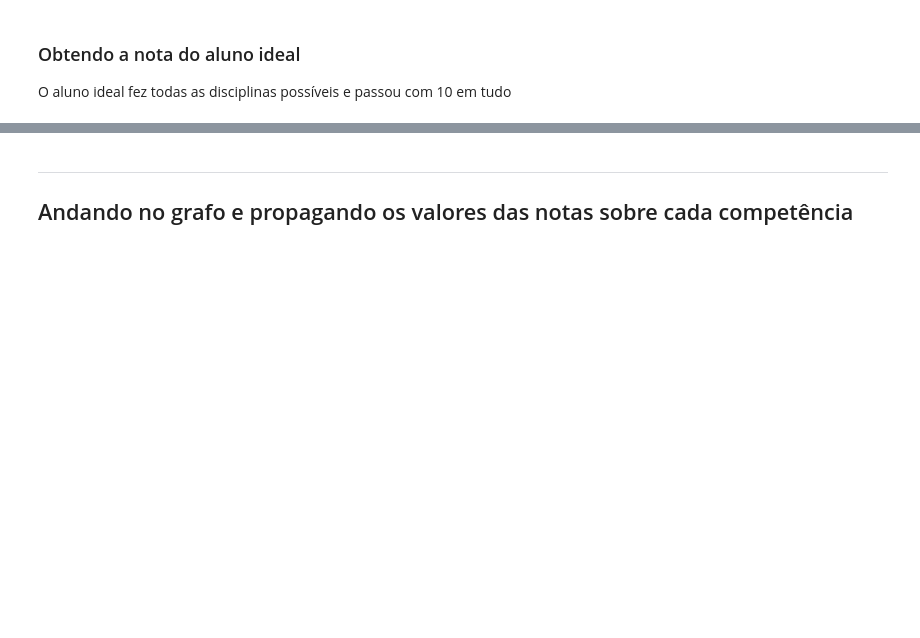
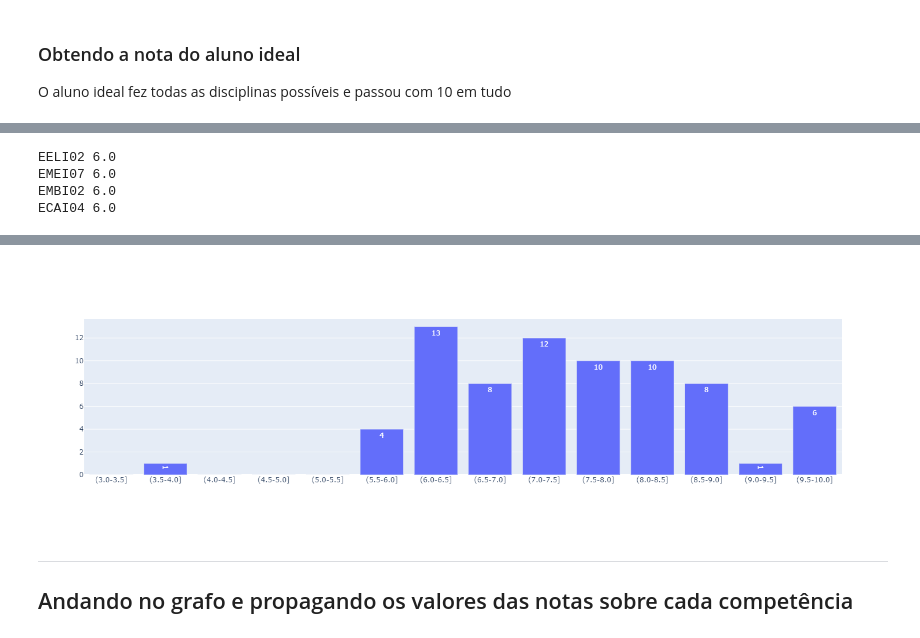
Before and after one commit to ppcamp/sigaa-scraping-analysis, a Jupyter notebook: src/main.ipynb, the cells around one changed output, grey strips where cells are left out. Drawn from its saved outputs; the diff is of its cells as text; code cells hidden in the pictures; blank space fills up the shorter version.

```diff
--- a/src/main.ipynb
+++ b/src/main.ipynb
@@ -331,0 +334,2 @@ aluno_ideal = {key: 10.0 for key in grafos['Matemática e física'].nodes()}
+# %%
+norm_notas = np.array(list(notas.values()))
@@ -331,0 +374,7 @@ aluno_ideal = {key: 10.0 for key in grafos['Matemática e física'].nodes()}
+# %%
+freq = []
+val = np.arange(0,10.5,0.5)
+for i in range(1,len(val)):
+    count = len(list(filter(lambda x: x > val[i-1] and x <= val[i], norm_notas)))
+    print(f'Entre {val[i-1]} e {val[i]} == {count}')
+    freq.append(count)
@@ -331,0 +402,28 @@ aluno_ideal = {key: 10.0 for key in grafos['Matemática e física'].nodes()}
+# %%
+k = list(filter(lambda k: notas[k]==6, notas))
+for i in k:
+    print(i, notas[i])
+# %% [output]
+EELI02 6.0
+EMEI07 6.0
+EMBI02 6.0
+ECAI04 6.0
+# %%
+import plotly.graph_objects as go
+fig = go.Figure(data=[go.Bar(x=val[6:], y=freq[6:], text=freq[6:], textposition='auto')])
+fig.update_layout(
+    xaxis = dict(
+        tickmode = 'array',
+        tickvals = val[6:],
+        ticktext =[
+ '(3.0-3.5]', '(3.5-4.0]',
+ '(4.0-4.5]', '(4.5-5.0]',
+ '(5.0-5.5]', '(5.5-6.0]',
+ '(6.0-6.5]', '(6.5-7.0]',
+ '(7.0-7.5]', '(7.5-8.0]',
+ '(8.0-8.5]', '(8.5-9.0]',
+ '(9.0-9.5]', '(9.5-10.0]']
+    )
+)
+fig.show()
+# %% [output]
@@ -332,3 +431,4 @@ aluno_ideal = {key: 10.0 for key in grafos['Matemática e física'].nodes()}
+[figure, added]
 # %% [markdown]
 ---
 
```
Also changed, not shown: parts of 18 cells of this notebook.
